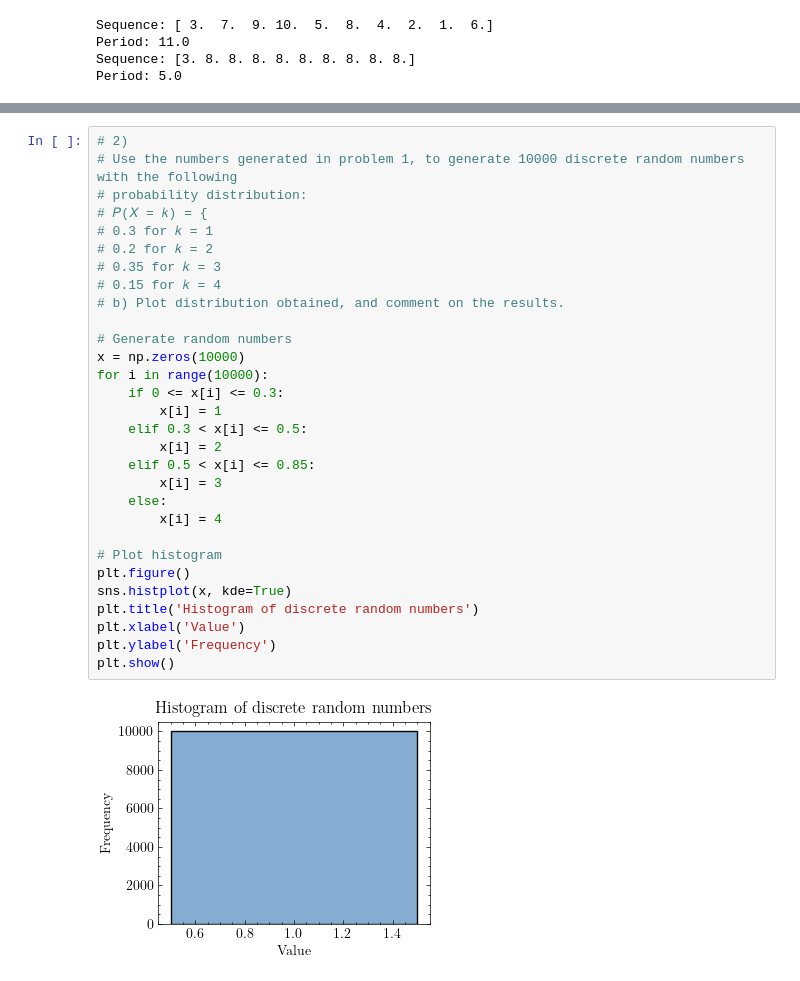
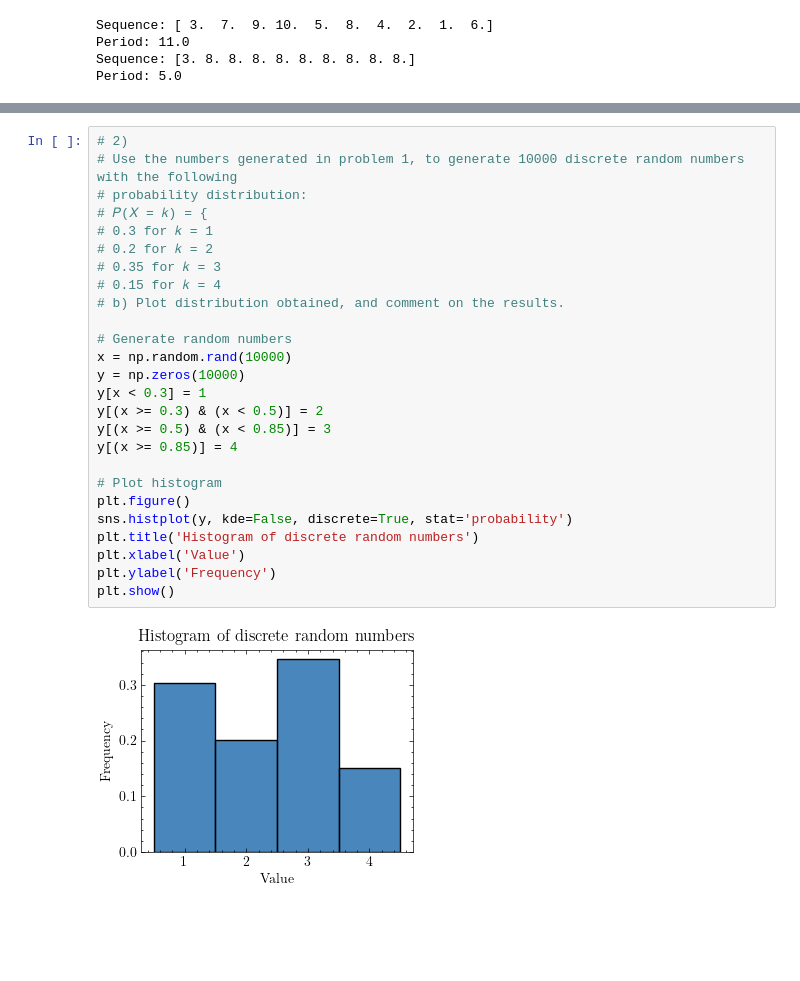
Before and after one commit to kanavmal/MATH512, a Jupyter notebook: Project 2/code.ipynb, the cells around one changed output, grey strips where cells are left out. Cells and saved outputs as stored; diff of their text form; blank space fills up the shorter version.

```diff
--- a/Project 2/code.ipynb
+++ b/Project 2/code.ipynb
@@ -137,35 +137,31 @@ plt.show()
 # %%
 # 2)
 # Use the numbers generated in problem 1, to generate 10000 discrete random numbers with the following
 # probability distribution:
 # 𝑃(𝑋 = 𝑘) = {
 # 0.3 for 𝑘 = 1
 # 0.2 for 𝑘 = 2
 # 0.35 for 𝑘 = 3
 # 0.15 for 𝑘 = 4
 # b) Plot distribution obtained, and comment on the results.
 
 # Generate random numbers
-x = np.zeros(10000)
-for i in range(10000):
-    if 0 <= x[i] <= 0.3:
-        x[i] = 1
-    elif 0.3 < x[i] <= 0.5:
-        x[i] = 2
-    elif 0.5 < x[i] <= 0.85:
-        x[i] = 3
-    else:
-        x[i] = 4
+x = np.random.rand(10000)
+y = np.zeros(10000)
+y[x < 0.3] = 1
+y[(x >= 0.3) & (x < 0.5)] = 2
+y[(x >= 0.5) & (x < 0.85)] = 3
+y[(x >= 0.85)] = 4
 
 # Plot histogram
 plt.figure()
-sns.histplot(x, kde=True)
+sns.histplot(y, kde=False, discrete=True, stat='probability')
 plt.title('Histogram of discrete random numbers')
 plt.xlabel('Value')
 plt.ylabel('Frequency')
 plt.show()
 # %% [output]
-[figure, old version]
+[figure, new version]
 # %%
 # Generate 5000 Binomial distributed (𝑛 = 100, 𝑝 = 0.8) random numbers by doing:
 # a) Generate Bernoulli random variables and add the results. Plot the histogram and use your data to calculate the
```
Also changed, not shown: parts of 15 cells of this notebook.
